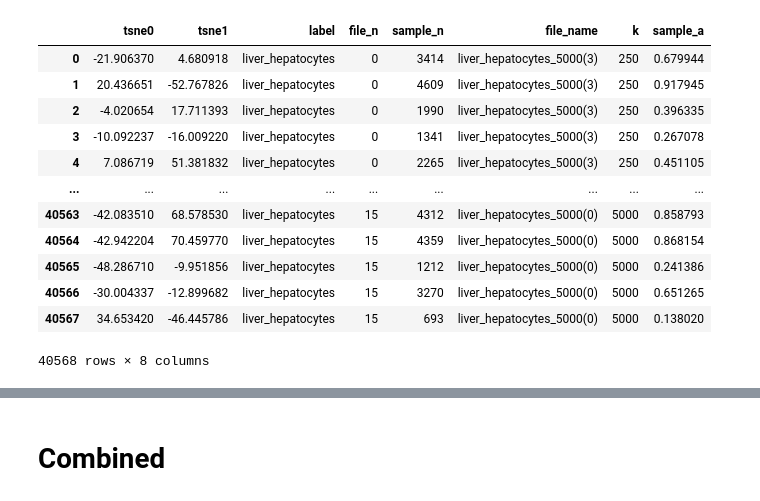
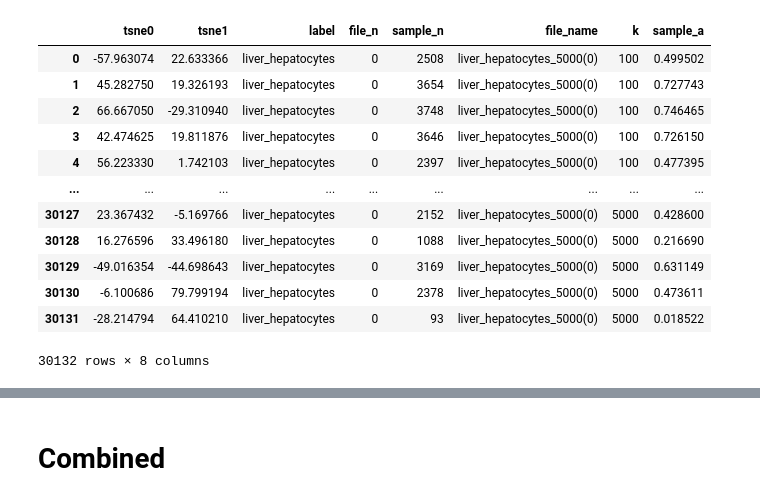
Before and after one commit to cjmerzbacher/met2vec, a Jupyter notebook: Final Plots/Generalization/N5000/tsne/tsne.ipynb, the cells around one changed output, grey strips where cells are left out. Saved outputs shown, nothing was run; the diff lists cells and outputs as text; code cells hidden in the pictures.

```diff
--- a/Final Plots/Generalization/N5000/tsne/tsne.ipynb
+++ b/Final Plots/Generalization/N5000/tsne/tsne.ipynb
@@ -9,37 +9,47 @@ from tqdm import tqdm
 from sklearn.cluster import DBSCAN
 # %%
 dfs = {
+    "100" : pd.read_csv("./tsne_alivhep_k100_test.csv"),
     "250" : pd.read_csv("./tsne_alivhep_k250_test.csv"),
     "500" : pd.read_csv("./tsne_alivhep_k500_test.csv"),
     "1000" : pd.read_csv("./tsne_alivhep_k1000_test.csv"),
     "2500" : pd.read_csv("./tsne_alivhep_k2500_test.csv"),
     "5000" : pd.read_csv("./tsne_alivhep_k5000_test.csv"),
+}
+
+dfs = {
+    "100" :  pd.read_csv("./singles/tsne_alivhep_k100_single.csv"),
+    "250" :  pd.read_csv("./singles/tsne_alivhep_k250_single.csv"),
+    "500" :  pd.read_csv("./singles/tsne_alivhep_k500_single.csv"),
+    "1000" : pd.read_csv("./singles/tsne_alivhep_k1000_single.csv"),
+    "2500" : pd.read_csv("./singles/tsne_alivhep_k2500_single.csv"),
+    "5000" : pd.read_csv("./singles/tsne_alivhep_k5000_single.csv"),
 }
 
 for name, df in dfs.items():
     df["k"] = int(name)
     df["sample_a"] = df["sample_n"] / df["sample_n"].max()
 
 df_full = pd.concat(dfs.values(), ignore_index=True)
 
 n_dfs = len(dfs)
 tcolumns = columns = ["tsne0", "tsne1"]
 
 df_full
 # %% [output]
 |  | tsne0 | tsne1 | label | file_n | sample_n | file_name | k | sample_a |
-| 0 | -21.906370 | 4.680918 | liver_hepatocytes | 0 | 3414 | liver_hepatocytes_5000(3) | 250 | 0.679944 |
-| 1 | 20.436651 | -52.767826 | liver_hepatocytes | 0 | 4609 | liver_hepatocytes_5000(3) | 250 | 0.917945 |
-| 2 | -4.020654 | 17.711393 | liver_hepatocytes | 0 | 1990 | liver_hepatocytes_5000(3) | 250 | 0.396335 |
-| 3 | -10.092237 | -16.009220 | liver_hepatocytes | 0 | 1341 | liver_hepatocytes_5000(3) | 250 | 0.267078 |
-| 4 | 7.086719 | 51.381832 | liver_hepatocytes | 0 | 2265 | liver_hepatocytes_5000(3) | 250 | 0.451105 |
+| 0 | -57.963074 | 22.633366 | liver_hepatocytes | 0 | 2508 | liver_hepatocytes_5000(0) | 100 | 0.499502 |
+| 1 | 45.282750 | 19.326193 | liver_hepatocytes | 0 | 3654 | liver_hepatocytes_5000(0) | 100 | 0.727743 |
+| 2 | 66.667050 | -29.310940 | liver_hepatocytes | 0 | 3748 | liver_hepatocytes_5000(0) | 100 | 0.746465 |
+| 3 | 42.474625 | 19.811876 | liver_hepatocytes | 0 | 3646 | liver_hepatocytes_5000(0) | 100 | 0.726150 |
+| 4 | 56.223330 | 1.742103 | liver_hepatocytes | 0 | 2397 | liver_hepatocytes_5000(0) | 100 | 0.477395 |
 | ... | ... | ... | ... | ... | ... | ... | ... | ... |
-| 40563 | -42.083510 | 68.578530 | liver_hepatocytes | 15 | 4312 | liver_hepatocytes_5000(0) | 5000 | 0.858793 |
-| 40564 | -42.942204 | 70.459770 | liver_hepatocytes | 15 | 4359 | liver_hepatocytes_5000(0) | 5000 | 0.868154 |
-| 40565 | -48.286710 | -9.951856 | liver_hepatocytes | 15 | 1212 | liver_hepatocytes_5000(0) | 5000 | 0.241386 |
-| 40566 | -30.004337 | -12.899682 | liver_hepatocytes | 15 | 3270 | liver_hepatocytes_5000(0) | 5000 | 0.651265 |
-| 40567 | 34.653420 | -46.445786 | liver_hepatocytes | 15 | 693 | liver_hepatocytes_5000(0) | 5000 | 0.138020 |
+| 30127 | 23.367432 | -5.169766 | liver_hepatocytes | 0 | 2152 | liver_hepatocytes_5000(0) | 5000 | 0.428600 |
+| 30128 | 16.276596 | 33.496180 | liver_hepatocytes | 0 | 1088 | liver_hepatocytes_5000(0) | 5000 | 0.216690 |
+| 30129 | -49.016354 | -44.698643 | liver_hepatocytes | 0 | 3169 | liver_hepatocytes_5000(0) | 5000 | 0.631149 |
+| 30130 | -6.100686 | 79.799194 | liver_hepatocytes | 0 | 2378 | liver_hepatocytes_5000(0) | 5000 | 0.473611 |
+| 30131 | -28.214794 | 64.410210 | liver_hepatocytes | 0 | 93 | liver_hepatocytes_5000(0) | 5000 | 0.018522 |
-40568 rows × 8 columns
+30132 rows × 8 columns
 # %%
 def dbscan_cluster(df, columns, eps, min_samples):
     X = df[columns].values
```
Also changed, not shown: parts of 2 cells of this notebook, 17 other files.
